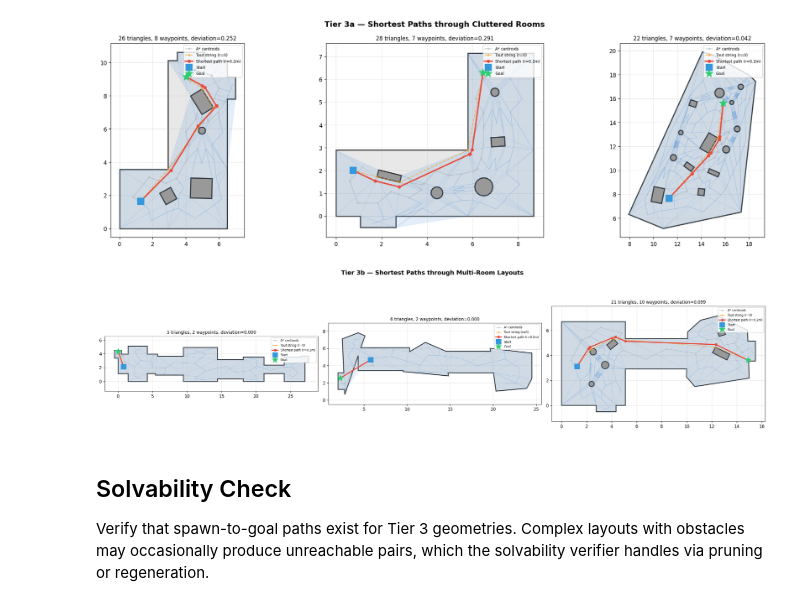
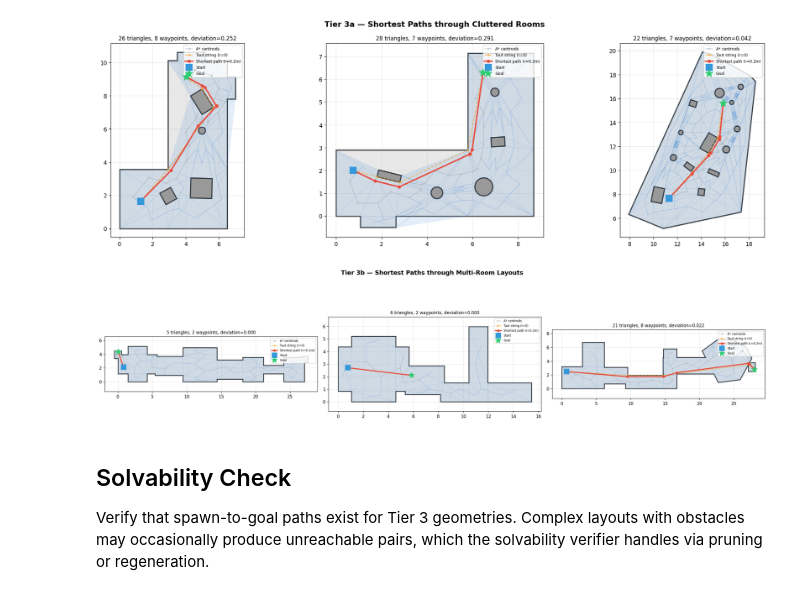
Before and after one commit to FabianPlum/CrowdRL, a Jupyter notebook: examples/07_complex_geometry.ipynb, the cells around one changed output. Saved outputs shown, nothing was run; the diff lists cells and outputs as text; code cells hidden in the pictures.

```diff
--- a/examples/07_complex_geometry.ipynb
+++ b/examples/07_complex_geometry.ipynb
@@ -278,27 +278,27 @@ plt.show()
 # %%
 # Tier 3b paths
 fig, axes = plt.subplots(1, 3, figsize=(22, 6))
 
-for ax, seed in zip(axes, [5, 12, 30]):
+for ax, seed in zip(axes, [5, 13, 31]):
     r = np.random.default_rng(seed)
     geom = generate_tier3b(r, GeometryConfig(tier=GeometryTier.TIER_3B))
     nm = build_navmesh(geom.polygon)
 
     start = sample_point_in_polygon(geom.spawn_regions[0], r)
     goal = sample_point_in_polygon(geom.goal_regions[0], r)
 
     plot_geometry(geom.polygon, ax=ax)
     plot_navmesh(nm, ax, show_adjacency=True)
     plot_shortest_path(nm, start, goal, ax)
 
 fig.suptitle(
     "Tier 3b \u2014 Shortest Paths through Multi-Room Layouts",
     fontsize=14, fontweight="bold",
 )
 plt.tight_layout()
 plt.show()
 # %% [output]
-[figure, old version]
+[figure, new version]
 # %% [markdown]
 ## Solvability Check
 
```
Also changed, not shown: 5 other files.
